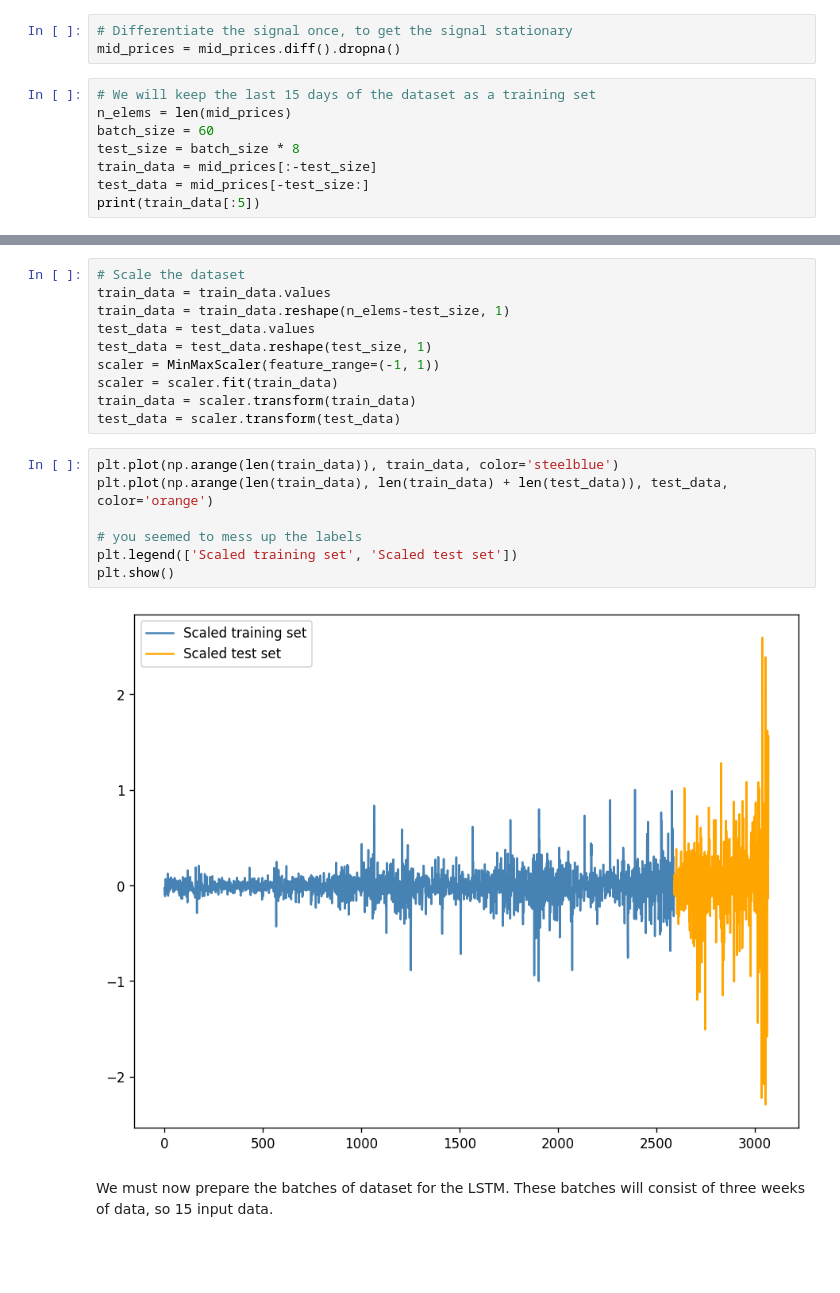
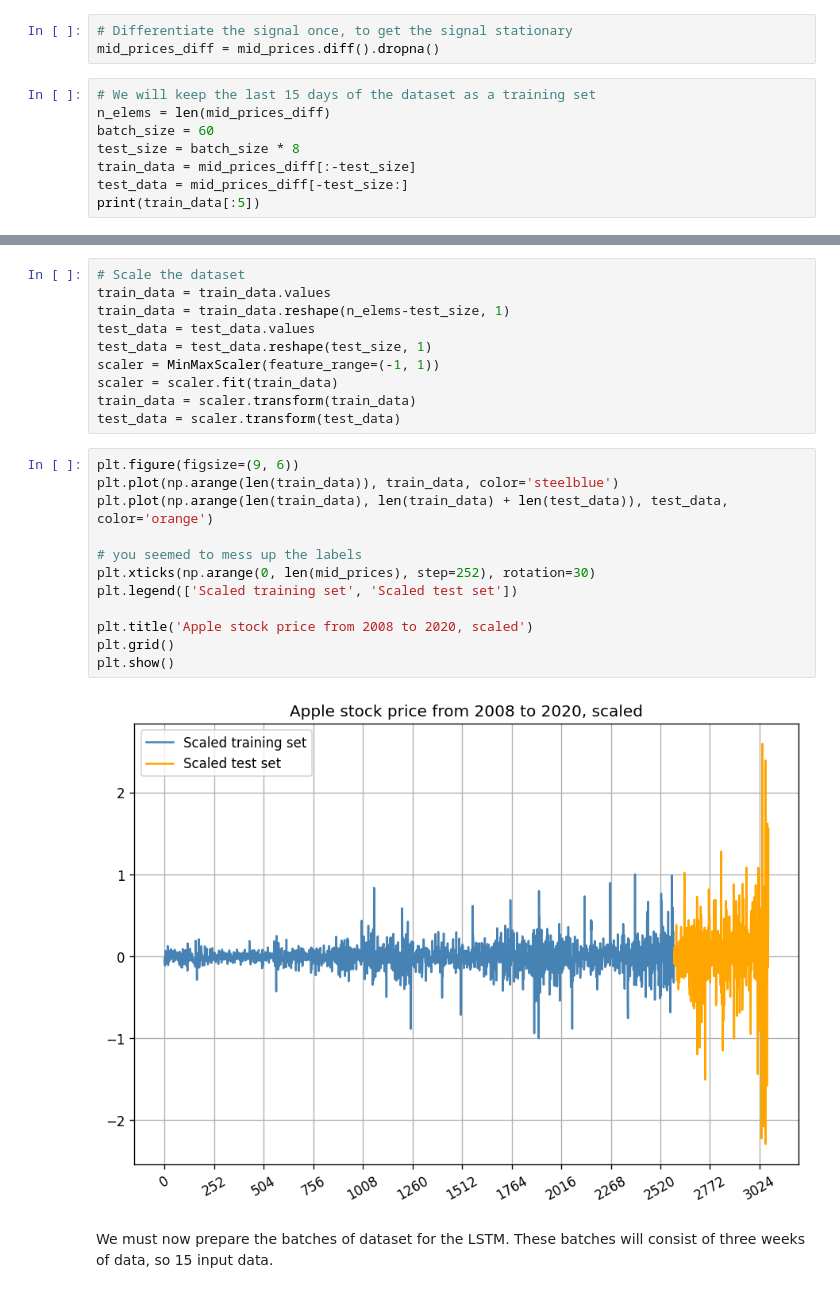
Before and after one commit to killianvervelle/Financial-Forecasting-with-Timeseries, a Jupyter notebook: LSTM.ipynb, the cells around one changed output, grey strips where cells are left out. Saved outputs shown, nothing was run; the diff lists cells and outputs as text; blank space fills up the shorter version.

Commit message:
Updated LSTM model, added visualization for the presentation

```diff
--- a/LSTM.ipynb
+++ b/LSTM.ipynb
@@ -95,14 +95,14 @@ plt.show()
 [figure]
 # %%
 # Differentiate the signal once, to get the signal stationary
-mid_prices = mid_prices.diff().dropna()
+mid_prices_diff = mid_prices.diff().dropna()
 # %%
 # We will keep the last 15 days of the dataset as a training set
-n_elems = len(mid_prices)
+n_elems = len(mid_prices_diff)
 batch_size = 60
 test_size = batch_size * 8
-train_data = mid_prices[:-test_size]
-test_data = mid_prices[-test_size:]
+train_data = mid_prices_diff[:-test_size]
+test_data = mid_prices_diff[-test_size:]
 print(train_data[:5])
 # %% [output]
 Date
@@ -123,14 +123,19 @@ scaler = scaler.fit(train_data)
 train_data = scaler.transform(train_data)
 test_data = scaler.transform(test_data)
 # %%
+plt.figure(figsize=(9, 6))
 plt.plot(np.arange(len(train_data)), train_data, color='steelblue')
 plt.plot(np.arange(len(train_data), len(train_data) + len(test_data)), test_data, color='orange')
 
 # you seemed to mess up the labels
+plt.xticks(np.arange(0, len(mid_prices), step=252), rotation=30)
 plt.legend(['Scaled training set', 'Scaled test set'])
+
+plt.title('Apple stock price from 2008 to 2020, scaled')
+plt.grid()
 plt.show()
 # %% [output]
-[figure, old version]
+[figure, new version]
 # %% [markdown]
 We must now prepare the batches of dataset for the LSTM. These batches will consist of three weeks of data, so 15 input data.
 # %%
```
Also changed, not shown: parts of 8 cells of this notebook, 1 other file.
